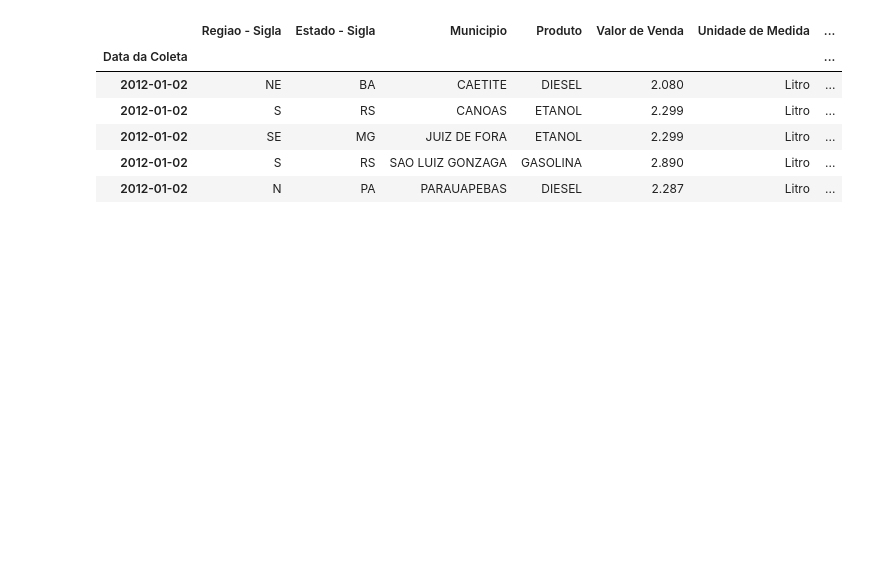
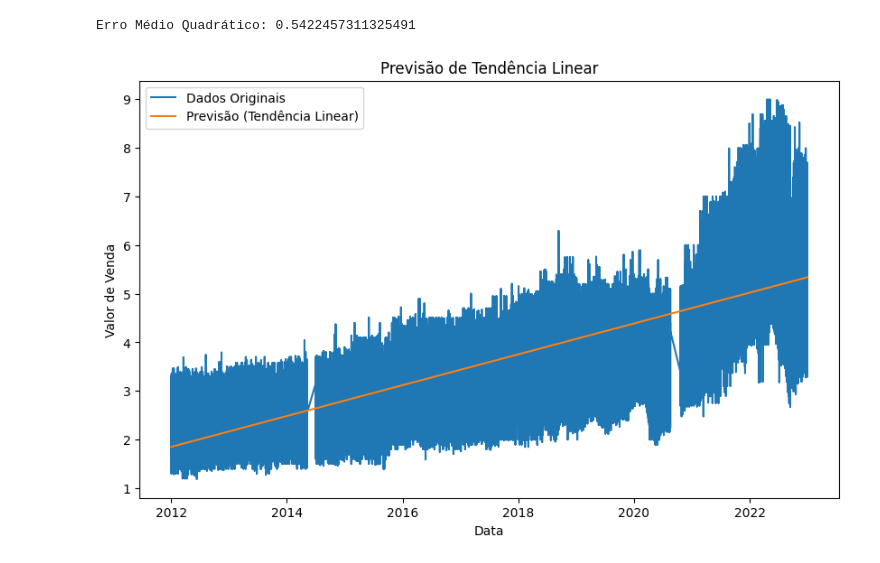
Before and after one commit to Jacksonvieira431/combustiveis_automotivos, a Jupyter notebook: 4_machine_learning.ipynb, the cells around one changed output. Saved outputs shown, nothing was run; the diff lists cells and outputs as text; code cells hidden in the pictures; blank space fills up the shorter version.

```diff
--- a/4_machine_learning.ipynb
+++ b/4_machine_learning.ipynb
@@ -28,10 +0,0 @@ df = df.set_index("Data da Coleta")
-# %%
-df.head()
-# %% [output]
-|  | Regiao - Sigla | Estado - Sigla | Municipio | Produto | Valor de Venda | Unidade de Medida | ... |
-| Data da Coleta |  |  |  |  |  |  | ... |
-| 2012-01-02 | NE | BA | CAETITE | DIESEL | 2.080 | Litro | ... |
-| 2012-01-02 | S | RS | CANOAS | ETANOL | 2.299 | Litro | ... |
-| 2012-01-02 | SE | MG | JUIZ DE FORA | ETANOL | 2.299 | Litro | ... |
-| 2012-01-02 | S | RS | SAO LUIZ GONZAGA | GASOLINA | 2.890 | Litro | ... |
-| 2012-01-02 | N | PA | PARAUAPEBAS | DIESEL | 2.287 | Litro | ... |
@@ -79,0 +1,39 @@ plt.show()
+# %%
+import pandas as pd
+import numpy as np
+import matplotlib.pyplot as plt
+from sklearn.linear_model import LinearRegression
+from sklearn.metrics import mean_squared_error
+
+data = pd.read_csv('Tabelas/amostras_df.csv', parse_dates=['Data da Coleta'])
+data.set_index('Data da Coleta', inplace=True)
+
+target_column = 'Valor de Venda'
+
+if target_column not in data.columns:
+    raise KeyError(f'A coluna "{target_column}" não foi encontrada no DataFrame.')
+
+data['Dias'] = (data.index - data.index[0]).days
+
+X = data['Dias'].values.reshape(-1, 1)
+y = data[target_column].values
+
+model = LinearRegression()
+model.fit(X, y)
+
+y_pred = model.predict(X)
+
+mse = mean_squared_error(y, y_pred)
+print(f"Erro Médio Quadrático: {mse}")
+
+plt.figure(figsize=(10, 6))
+plt.plot(data.index, y, label='Dados Originais')
+plt.plot(data.index, y_pred, label='Previsão (Tendência Linear)')
+plt.xlabel('Data')
+plt.ylabel('Valor de Venda')
+plt.title('Previsão de Tendência Linear')
+plt.legend()
+plt.show()
+# %% [output]
+Erro Médio Quadrático: 0.5422457311325491
+[figure, added]
```
Also changed, not shown: parts of 7 cells of this notebook.
